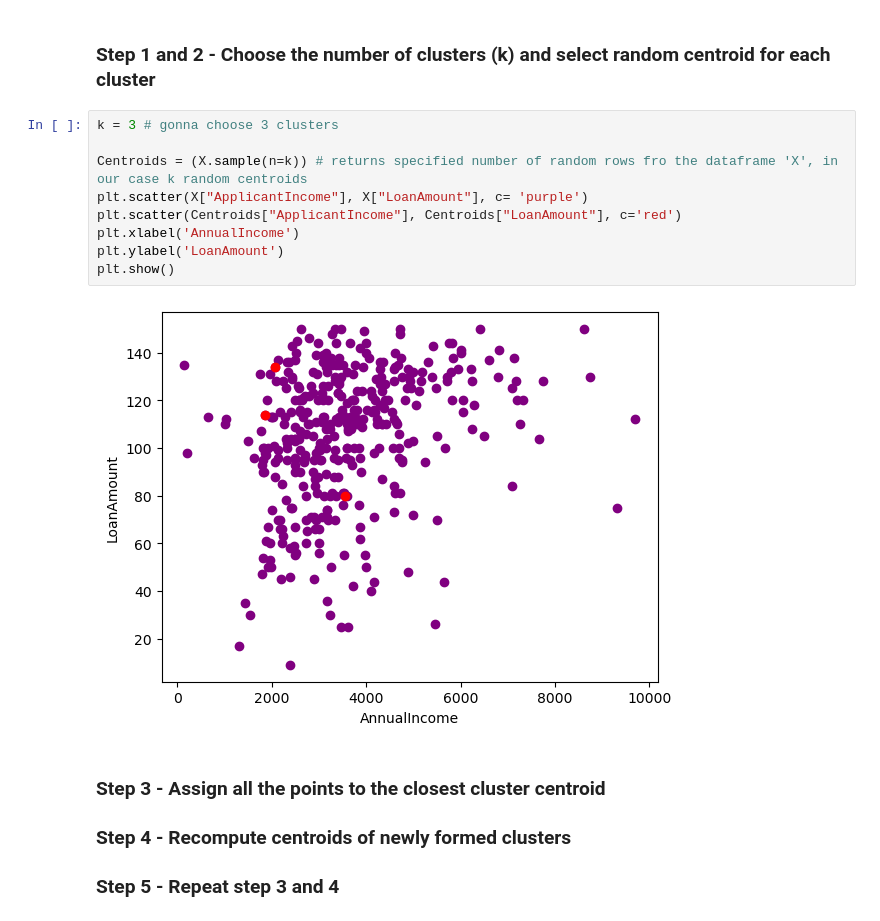
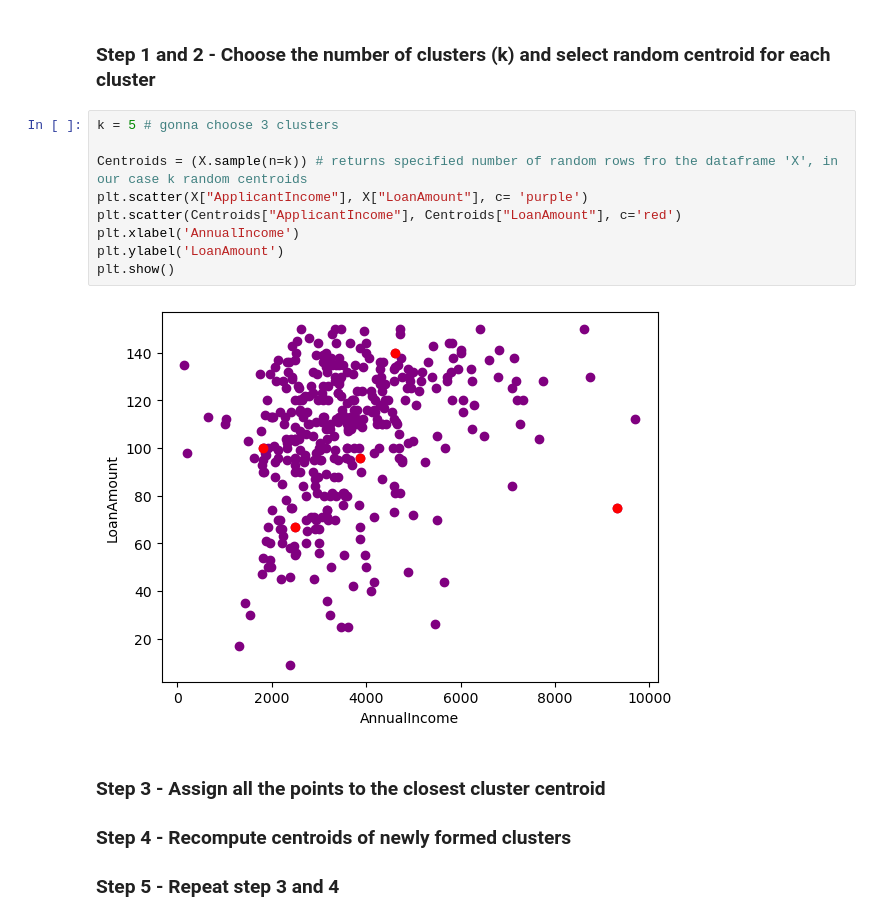
Before and after one commit to abdelghafourbk/MIV_Projects, a Jupyter notebook: TP FD/TP Clustering/Kmeans.ipynb, the cells around one changed output. Drawn from its saved outputs; the diff is of its cells as text.

```diff
--- a/TP FD/TP Clustering/Kmeans.ipynb
+++ b/TP FD/TP Clustering/Kmeans.ipynb
@@ -41,16 +41,16 @@ plt.show()
 # %% [markdown]
 ### Step 1 and 2 - Choose the number of clusters (k) and select random centroid for each cluster
 # %%
-k = 3 # gonna choose 3 clusters
+k = 5 # gonna choose 3 clusters
 
 Centroids = (X.sample(n=k)) # returns specified number of random rows fro the dataframe 'X', in our case k random centroids
 plt.scatter(X["ApplicantIncome"], X["LoanAmount"], c= 'purple')
 plt.scatter(Centroids["ApplicantIncome"], Centroids["LoanAmount"], c='red')
 plt.xlabel('AnnualIncome')
 plt.ylabel('LoanAmount')
 plt.show()
 # %% [output]
-[figure, old version]
+[figure, new version]
 # %% [markdown]
 ### Step 3 - Assign all the points to the closest cluster centroid
 ### Step 4 - Recompute centroids of newly formed clusters
```
Also changed, not shown: parts of 10 cells of this notebook, 1 other file.
